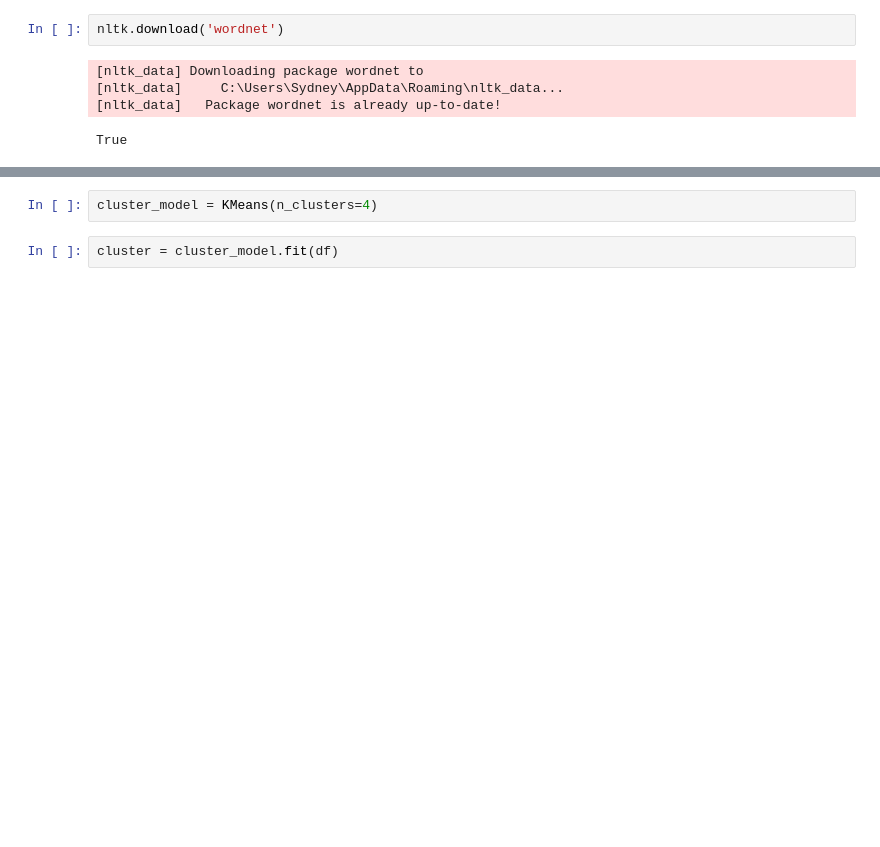
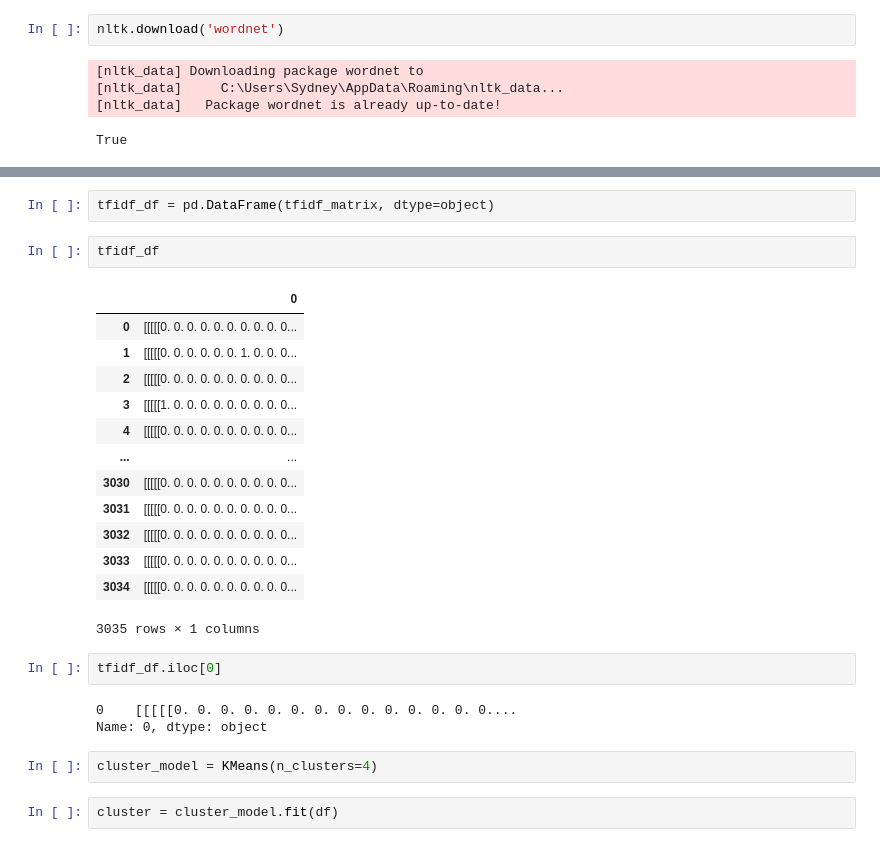
Before and after one commit to nyuvis/publication_analysis, a Jupyter notebook: nlp.ipynb, the cells around one changed output, grey strips where cells are left out. Cells and saved outputs as stored; diff of their text form; blank space fills up the shorter version.

```diff
--- a/nlp.ipynb
+++ b/nlp.ipynb
@@ -157,3 +227,26 @@ AttributeError: 'list' object has no attribute 'lower'
+# %%
+tfidf_df = pd.DataFrame(tfidf_matrix, dtype=object)
+# %%
+tfidf_df
+# %% [output]
+|  | 0 |
+| 0 | [[[[[0. 0. 0. 0. 0. 0. 0. 0. 0. 0... |
+| 1 | [[[[[0. 0. 0. 0. 0. 0. 1. 0. 0. 0... |
+| 2 | [[[[[0. 0. 0. 0. 0. 0. 0. 0. 0. 0... |
+| 3 | [[[[[1. 0. 0. 0. 0. 0. 0. 0. 0. 0... |
+| 4 | [[[[[0. 0. 0. 0. 0. 0. 0. 0. 0. 0... |
+| ... | ... |
+| 3030 | [[[[[0. 0. 0. 0. 0. 0. 0. 0. 0. 0... |
+| 3031 | [[[[[0. 0. 0. 0. 0. 0. 0. 0. 0. 0... |
+| 3032 | [[[[[0. 0. 0. 0. 0. 0. 0. 0. 0. 0... |
+| 3033 | [[[[[0. 0. 0. 0. 0. 0. 0. 0. 0. 0... |
+| 3034 | [[[[[0. 0. 0. 0. 0. 0. 0. 0. 0. 0... |
+3035 rows × 1 columns
+# %%
+tfidf_df.iloc[0]
+# %% [output]
+0    [[[[[0. 0. 0. 0. 0. 0. 0. 0. 0. 0. 0. 0. 0. 0....
+Name: 0, dtype: object
 # %%
 cluster_model = KMeans(n_clusters=4)
 # %%
```
Also changed, not shown: parts of 11 cells of this notebook.
